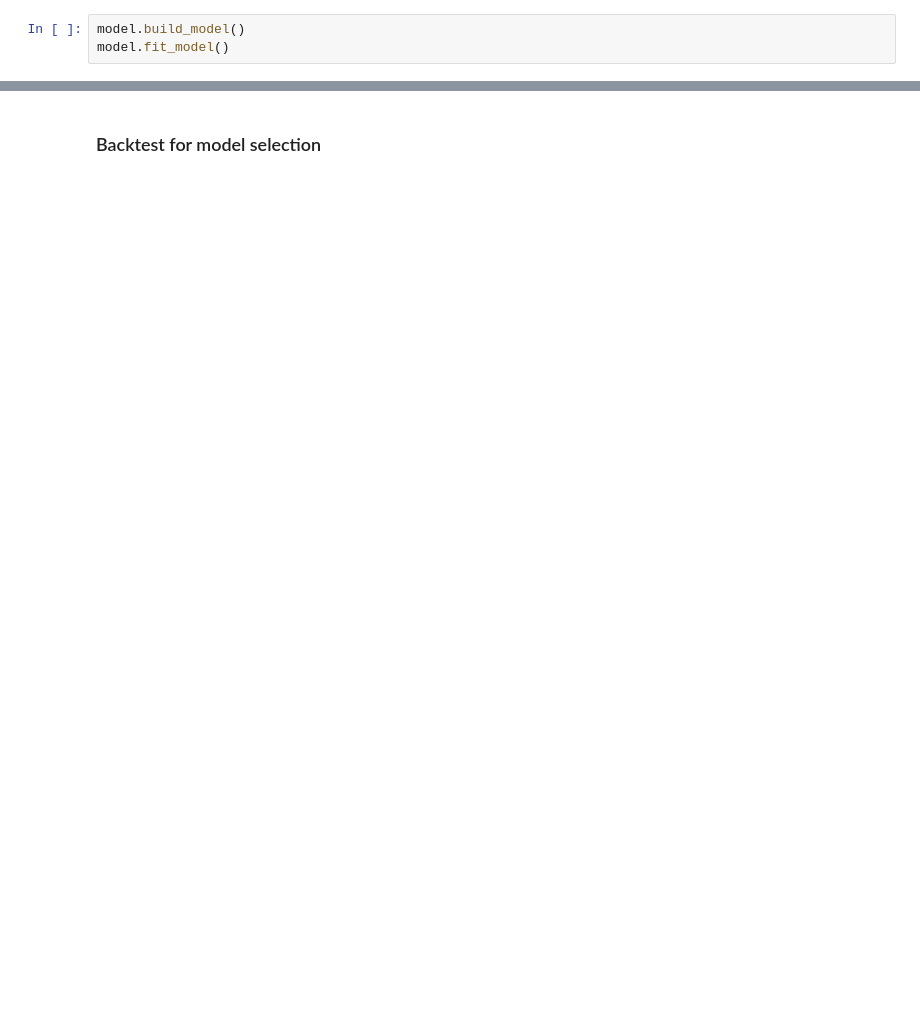
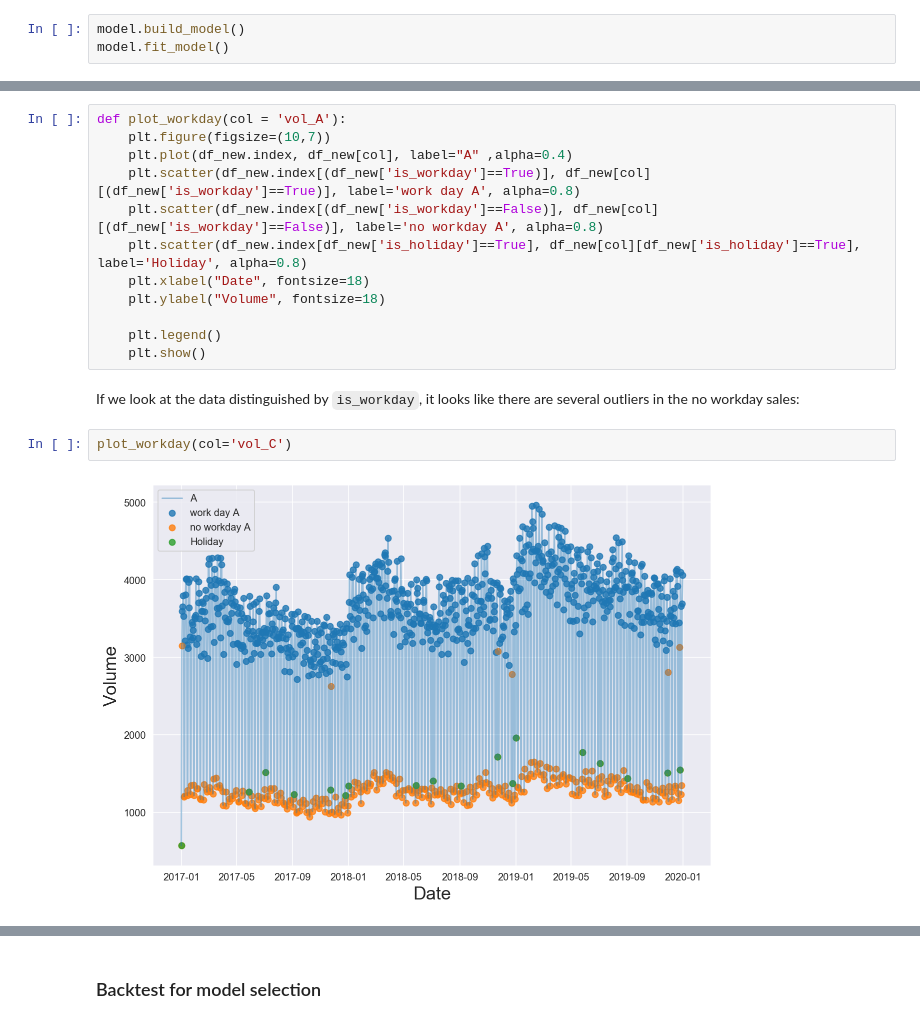
Before and after one commit to empyriumz/CoverMyMeds_TimeSeries, a Jupyter notebook: development.ipynb, the cells around one changed output, grey strips where cells are left out. Saved outputs shown, nothing was run; the diff lists cells and outputs as text; blank space fills up the shorter version.

```diff
--- a/development.ipynb
+++ b/development.ipynb
@@ -127,0 +130,18 @@ model.error_rate[-len(model.test):].mean()
+# %%
+def plot_workday(col = 'vol_A'):
+    plt.figure(figsize=(10,7))
+    plt.plot(df_new.index, df_new[col], label="A" ,alpha=0.4)
+    plt.scatter(df_new.index[(df_new['is_workday']==True)], df_new[col][(df_new['is_workday']==True)], label='work day A', alpha=0.8)
+    plt.scatter(df_new.index[(df_new['is_workday']==False)], df_new[col][(df_new['is_workday']==False)], label='no workday A', alpha=0.8)
+    plt.scatter(df_new.index[df_new['is_holiday']==True], df_new[col][df_new['is_holiday']==True], label='Holiday', alpha=0.8)
+    plt.xlabel("Date", fontsize=18)
+    plt.ylabel("Volume", fontsize=18)
+
+    plt.legend()
+    plt.show()
+# %% [markdown]
+If we look at the data distinguished by `is_workday`, it looks like there are several outliers in the no workday sales:
+# %%
+plot_workday(col='vol_C')
+# %% [output]
+[figure, added]
```
Also changed, not shown: parts of 32 cells of this notebook, 2 other files.
